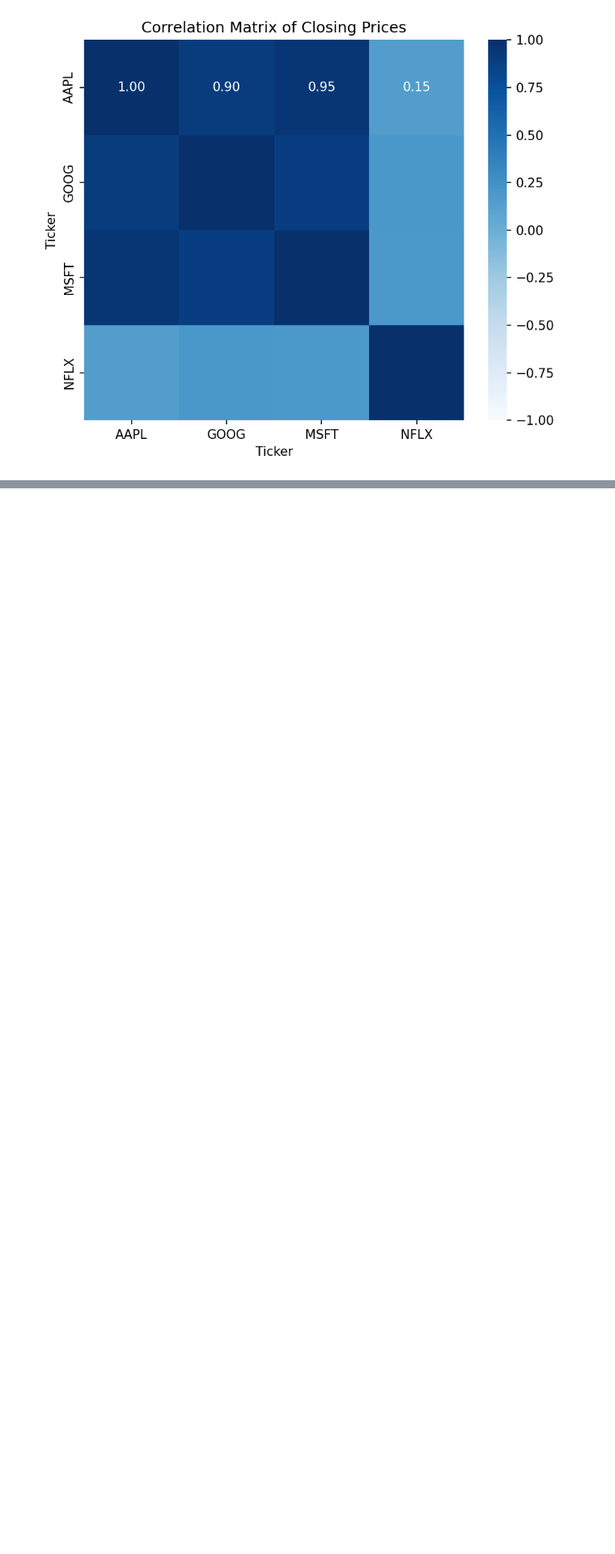
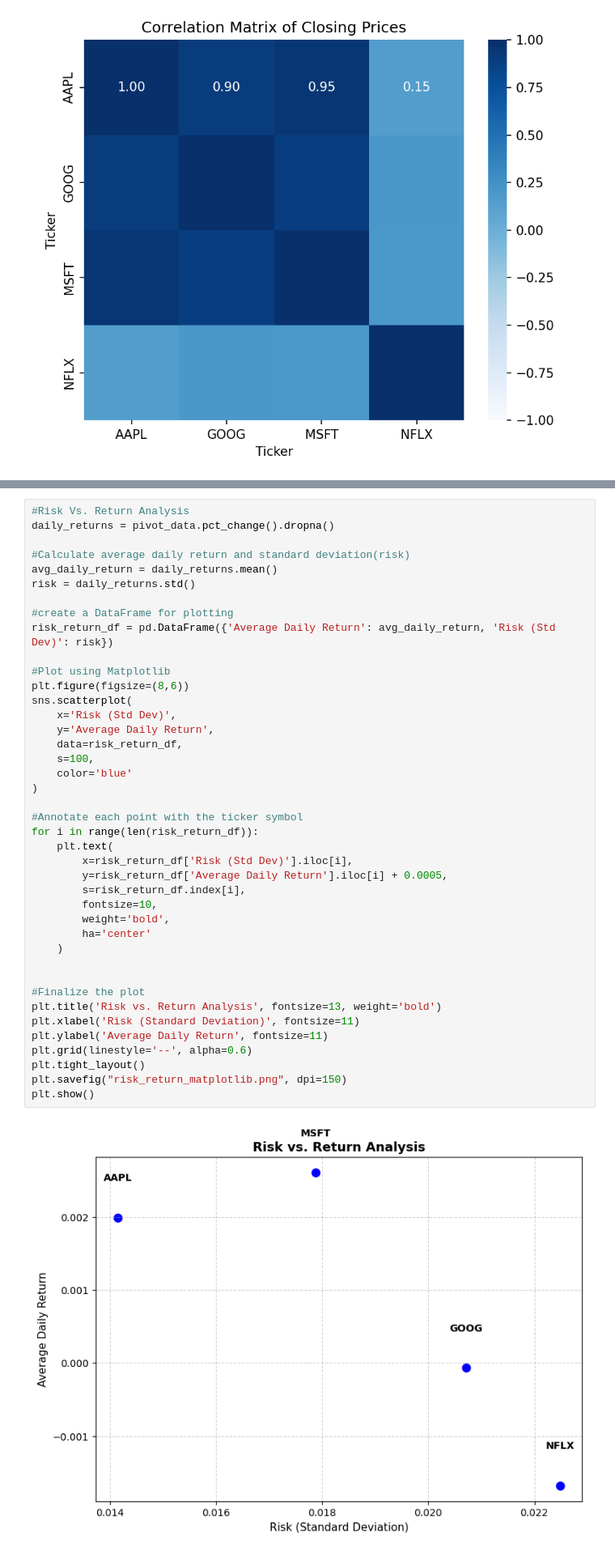
Before and after one commit to DonnahM/Quantitative-Analysis-of-Stocks., a Jupyter notebook: Quantitative_Financial_Insights.ipynb, the cells around one changed output, grey strips where cells are left out. Shown at 81% size. Cells and saved outputs as stored; diff of their text form; blank space fills up the shorter version.

```diff
--- a/Quantitative_Financial_Insights.ipynb
+++ b/Quantitative_Financial_Insights.ipynb
@@ -193,0 +228,43 @@ These variations in correlation highlight how even within the technology space,
+# %%
+#Risk Vs. Return Analysis
+daily_returns = pivot_data.pct_change().dropna()
+
+#Calculate average daily return and standard deviation(risk)
+avg_daily_return = daily_returns.mean()
+risk = daily_returns.std()
+
+#create a DataFrame for plotting
+risk_return_df = pd.DataFrame({'Average Daily Return': avg_daily_return, 'Risk (Std Dev)': risk})
+
+#Plot using Matplotlib
+plt.figure(figsize=(8,6))
+sns.scatterplot(
+    x='Risk (Std Dev)',
+    y='Average Daily Return',
+    data=risk_return_df,
+    s=100,
+    color='blue'
+)
+
+#Annotate each point with the ticker symbol
+for i in range(len(risk_return_df)):
+    plt.text(
+        x=risk_return_df['Risk (Std Dev)'].iloc[i],
+        y=risk_return_df['Average Daily Return'].iloc[i] + 0.0005,
+        s=risk_return_df.index[i],
+        fontsize=10,
+        weight='bold',
+        ha='center'
+    )
+
+
+#Finalize the plot
+plt.title('Risk vs. Return Analysis', fontsize=13, weight='bold')
+plt.xlabel('Risk (Standard Deviation)', fontsize=11)
+plt.ylabel('Average Daily Return', fontsize=11)
+plt.grid(linestyle='--', alpha=0.6)
+plt.tight_layout()
+plt.savefig("risk_return_matplotlib.png", dpi=150)
+plt.show()
+# %% [output]
+[figure, added]
```
Also changed, not shown: parts of 7 cells of this notebook, 1 other file.
